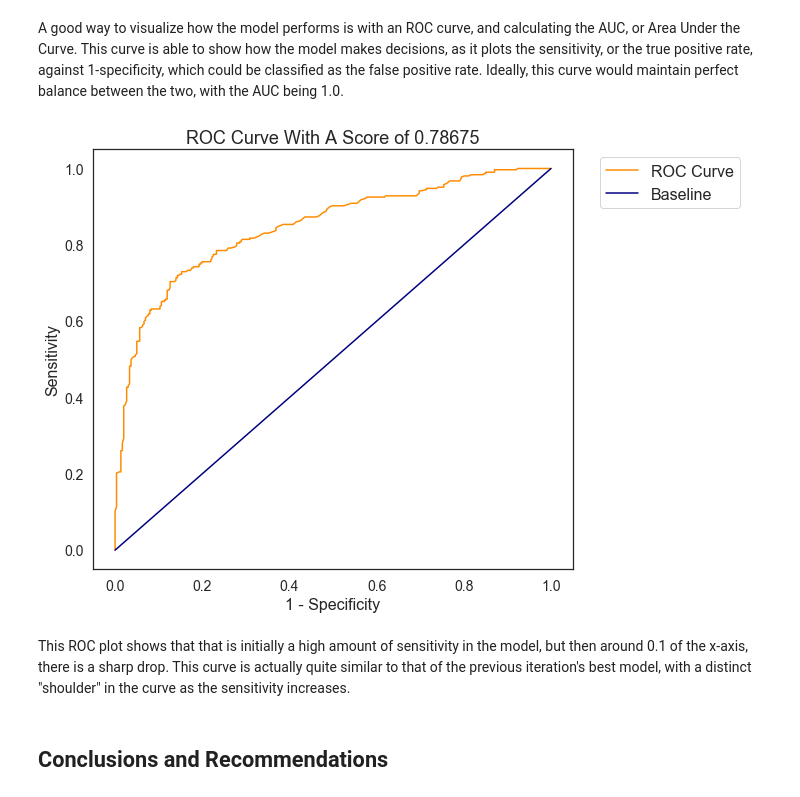
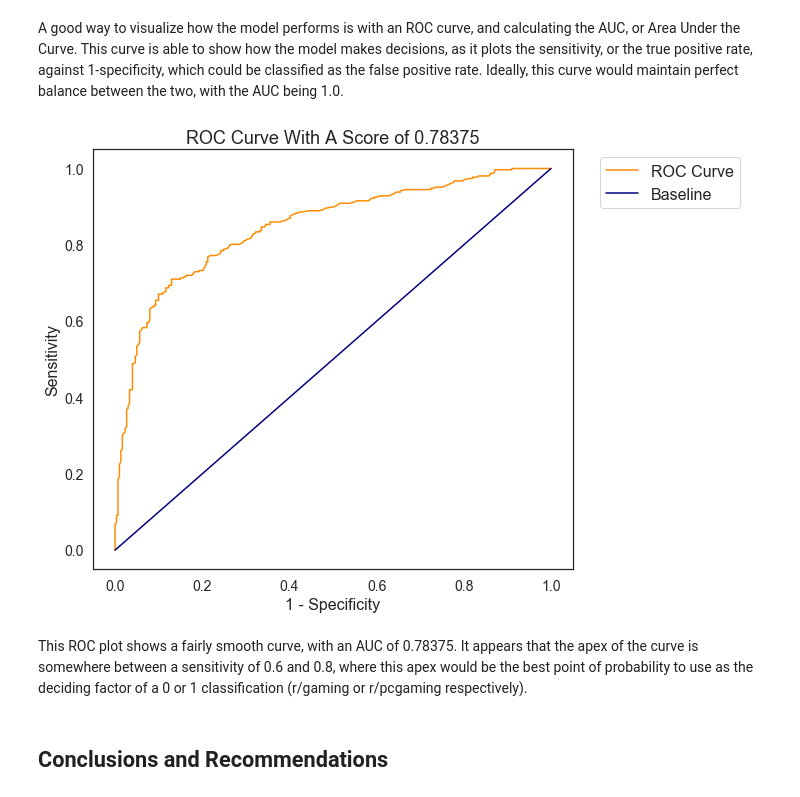
Before and after one commit to ondovj/reddit_classification, a Jupyter notebook: Code/2-cleaning_through_conclusions.ipynb, the cells around one changed output. Saved outputs shown, nothing was run; the diff lists cells and outputs as text; code cells hidden in the pictures.

Commit message:
completed 2nd iteration of project

```diff
--- a/Code/2-cleaning_through_conclusions.ipynb
+++ b/Code/2-cleaning_through_conclusions.ipynb
@@ -880,9 +855,17 @@ preds = logreg_model.predict(X_test)
+# %%
+# making standalone svc model and preds
+svc = SVC(random_state=42, C=0.25, kernel="linear", probability=True)
+
+svc_final = svc.fit(X_train, y_train)
+
+preds = svc_final.predict(X_test)
 # %%
-graphs.roc_curve(logreg_model, X_test, y_test, preds, "ROC Curve", (10, 7), baseline_color="navy")
+# using graphs package from https://github.com/a-bergman
+graphs.roc_curve(svc_final, X_test, y_test, preds, "ROC Curve", (10, 7), baseline_color="navy")
 # %% [output]
-[figure, old version]
+[figure, new version]
-# %% [markdown]
-This ROC plot shows that that is initially a high amount of sensitivity in the model, but then around 0.1 of the x-axis, there is a sharp drop. This curve is actually quite similar to that of the previous iteration's best model, with a distinct "shoulder" in the curve as the sensitivity increases.
+# %% [markdown]
+This ROC plot shows a fairly smooth curve, with an AUC of 0.78375. It appears that the apex of the curve is somewhere between a sensitivity of 0.6 and 0.8, where this apex would be the best point of probability to use as the deciding factor of a 0 or 1 classification (r/gaming or r/pcgaming respectively).
 # %% [markdown]
 ## Conclusions and Recommendations
 # %% [markdown]
```
Also changed, not shown: parts of 19 cells of this notebook, 3 other files.
